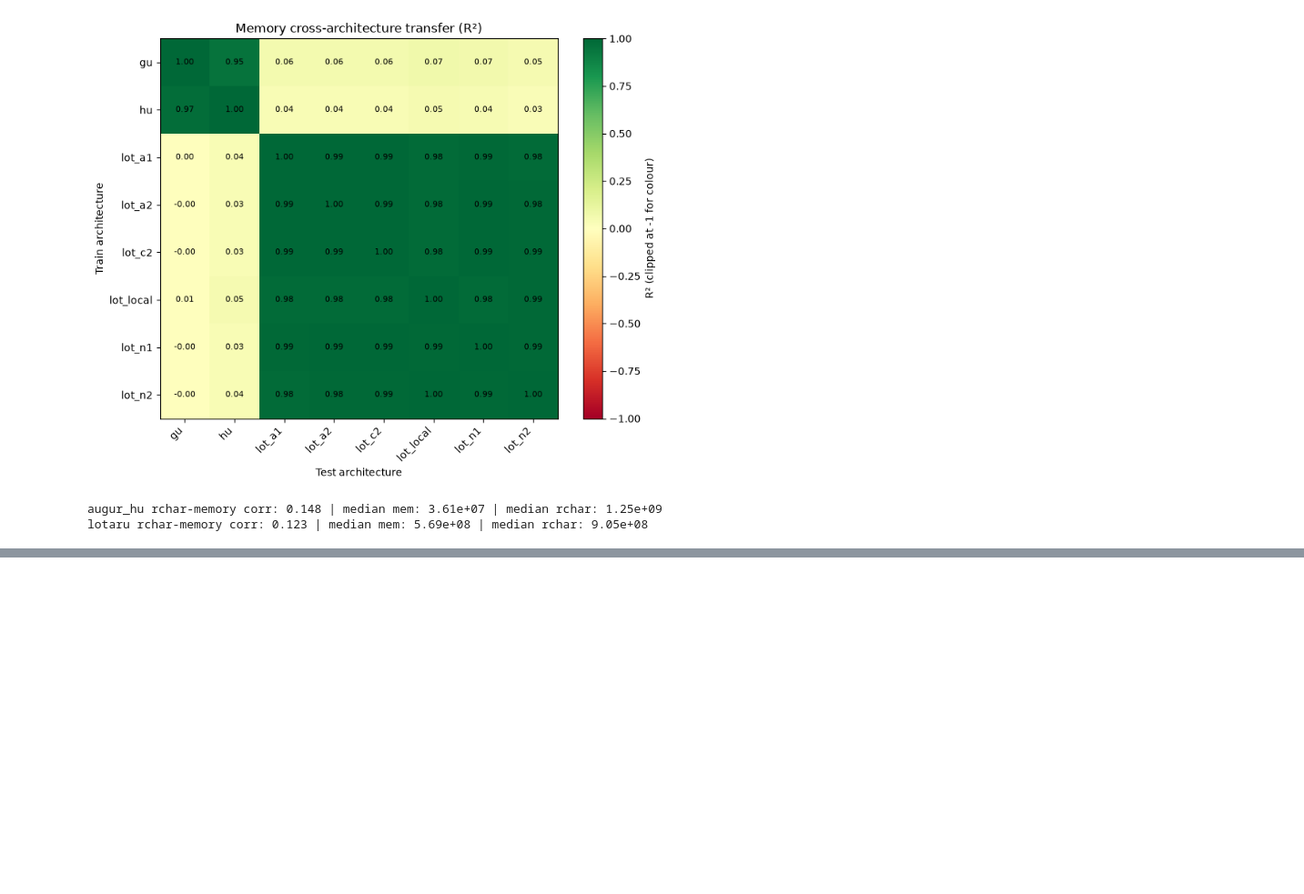
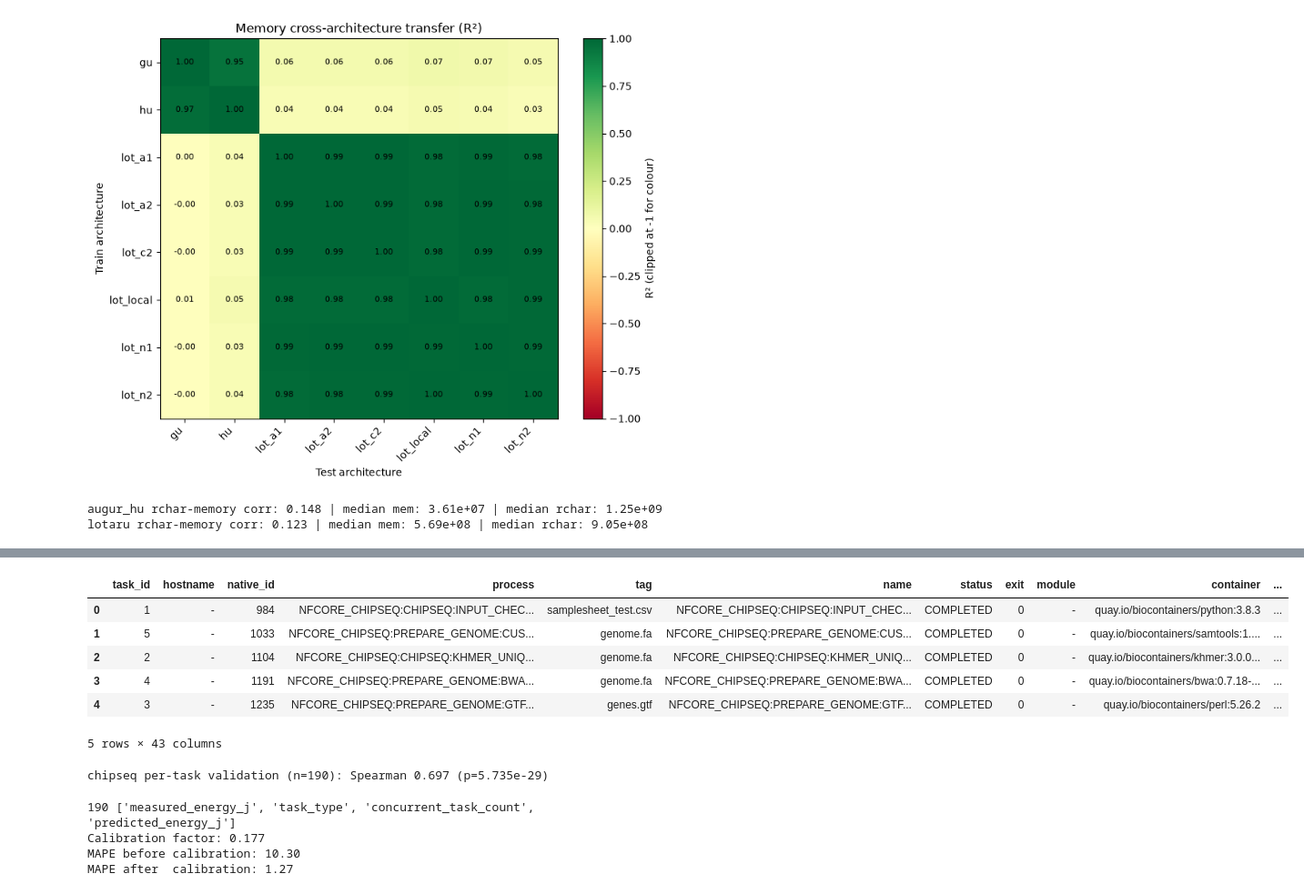
Before and after one commit to PranayShelar26/Msc_project_3128271s, a Jupyter notebook: Code/data_modelling.ipynb, the cells around one changed output, grey strips where cells are left out. Shown at 91% size. Drawn from its saved outputs; the diff is of its cells as text; code cells hidden in the pictures; blank space fills up the shorter version.

```diff
--- a/Code/data_modelling.ipynb
+++ b/Code/data_modelling.ipynb
@@ -428,0 +633,27 @@ lotaru rchar-memory corr: 0.123 | median mem: 5.69e+08 | median rchar: 9.05e+08
+# %%
+import pandas as pd
+from scipy.stats import spearmanr
+lap_chipseq = pd.read_csv("../Processed_data/chipseq_laptop_measured.csv")
+lap_chipseq = lap_chipseq.dropna(subset=["measured_energy_j"])
+lap_chipseq = lap_chipseq[lap_chipseq["measured_energy_j"] > 0]
+lap_chipseq["concurrent_task_count"] = 0     # or compute overlaps if you want
+lap_enc = pd.get_dummies(lap_chipseq, columns=["task_type"], prefix="task")
+
+lap_chipseq.head()
+# %% [output]
+|  | task_id | hostname | native_id | process | tag | name | status | exit | module | container | ... |
+| 0 | 1 | - | 984 | NFCORE_CHIPSEQ:CHIPSEQ:INPUT_CHEC... | samplesheet_test.csv | NFCORE_CHIPSEQ:CHIPSEQ:INPUT_CHEC... | COMPLETED | 0 | - | quay.io/biocontainers/python:3.8.3 | ... |
+| 1 | 5 | - | 1033 | NFCORE_CHIPSEQ:PREPARE_GENOME:CUS... | genome.fa | NFCORE_CHIPSEQ:PREPARE_GENOME:CUS... | COMPLETED | 0 | - | quay.io/biocontainers/samtools:1.... | ... |
+| 2 | 2 | - | 1104 | NFCORE_CHIPSEQ:CHIPSEQ:KHMER_UNIQ... | genome.fa | NFCORE_CHIPSEQ:CHIPSEQ:KHMER_UNIQ... | COMPLETED | 0 | - | quay.io/biocontainers/khmer:3.0.0... | ... |
+| 3 | 4 | - | 1191 | NFCORE_CHIPSEQ:PREPARE_GENOME:BWA... | genome.fa | NFCORE_CHIPSEQ:PREPARE_GENOME:BWA... | COMPLETED | 0 | - | quay.io/biocontainers/bwa:0.7.18-... | ... |
+| 4 | 3 | - | 1235 | NFCORE_CHIPSEQ:PREPARE_GENOME:GTF... | genes.gtf | NFCORE_CHIPSEQ:PREPARE_GENOME:GTF... | COMPLETED | 0 | - | quay.io/biocontainers/perl:5.26.2 | ... |
+5 rows × 43 columns
+# %%
+energy_model = models["energy_j"]
+X = lap_enc.reindex(columns=energy_model.feature_names_in_, fill_value=0)
+lap_chipseq["predicted_energy_j"] = energy_model.predict(X)
+
+rho, p = spearmanr(lap_chipseq["measured_energy_j"], lap_chipseq["predicted_energy_j"])
+print(f"chipseq per-task validation (n={len(lap_chipseq)}): Spearman {rho:.3f} (p={p:.4g})")
+# %% [output]
+chipseq per-task validation (n=190): Spearman 0.697 (p=5.735e-29)
@@ -428,0 +662,23 @@ lotaru rchar-memory corr: 0.123 | median mem: 5.69e+08 | median rchar: 9.05e+08
+# %%
+# Fit a single scaling factor on a small calibration sample
+d = pd.read_csv("../Processed_data/chipseq_predictions_vs_actual.csv")
+d = d.dropna(subset=["measured_energy_j", "predicted_energy_j"])
+d = d[(d["measured_energy_j"] > 0) & (d["predicted_energy_j"] > 0)]
+print(len(d), d.columns.tolist()[-4:])   # sanity check
+calib = d.sample(frac=0.1, random_state=42)   # 10% of laptop tasks
+scale = (calib["measured_energy_j"] / calib["predicted_energy_j"]).median()
+print(f"Calibration factor: {scale:.3f}")
+
+# Apply to the rest
+rest = d.drop(calib.index)
+rest["predicted_calibrated"] = rest["predicted_energy_j"] * scale
+
+# How good is it now?
+from sklearn.metrics import mean_absolute_percentage_error
+print(f"MAPE before calibration: {mean_absolute_percentage_error(rest['measured_energy_j'], rest['predicted_energy_j']):.2f}")
+print(f"MAPE after  calibration: {mean_absolute_percentage_error(rest['measured_energy_j'], rest['predicted_calibrated']):.2f}")
+# %% [output]
+190 ['measured_energy_j', 'task_type', 'concurrent_task_count', 'predicted_energy_j']
+Calibration factor: 0.177
+MAPE before calibration: 10.30
+MAPE after  calibration: 1.27
```
Also changed, not shown: parts of 18 cells of this notebook, 24 other files.
